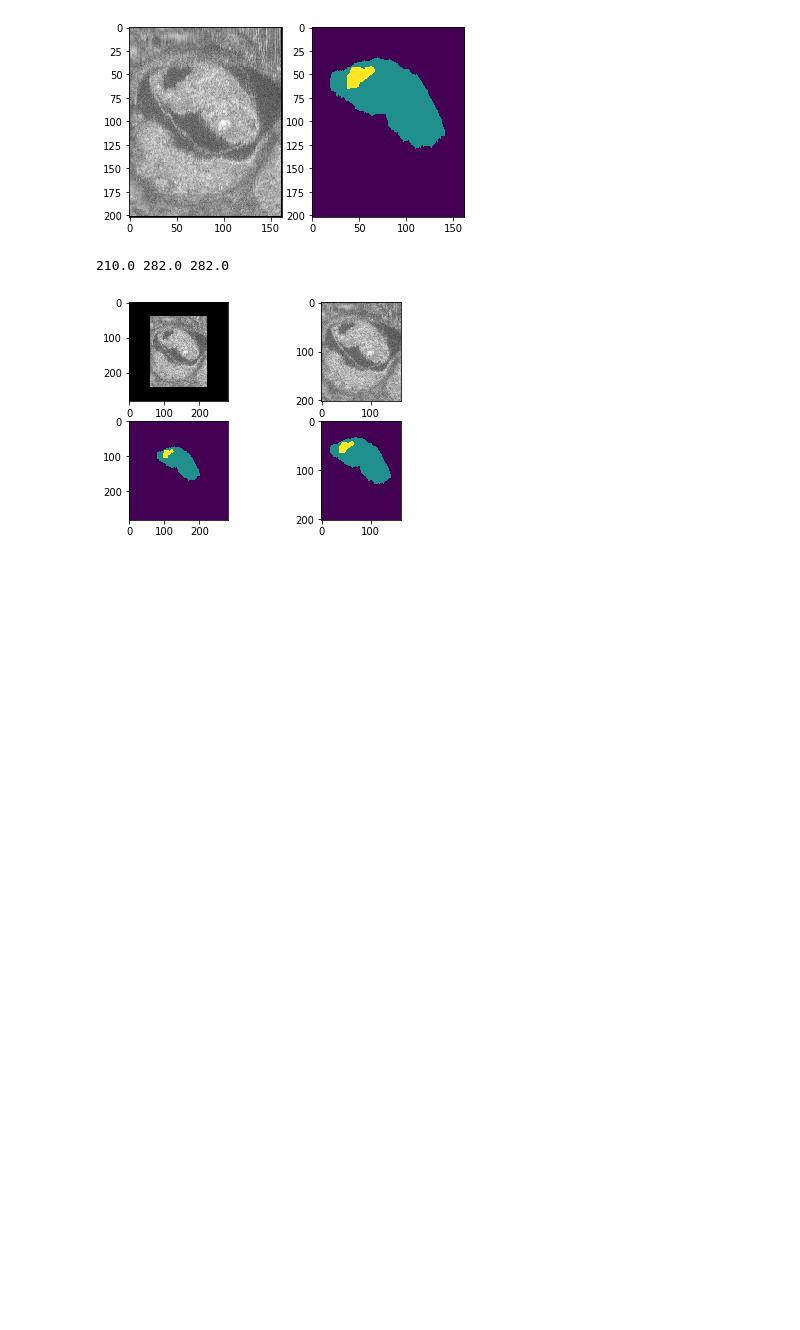
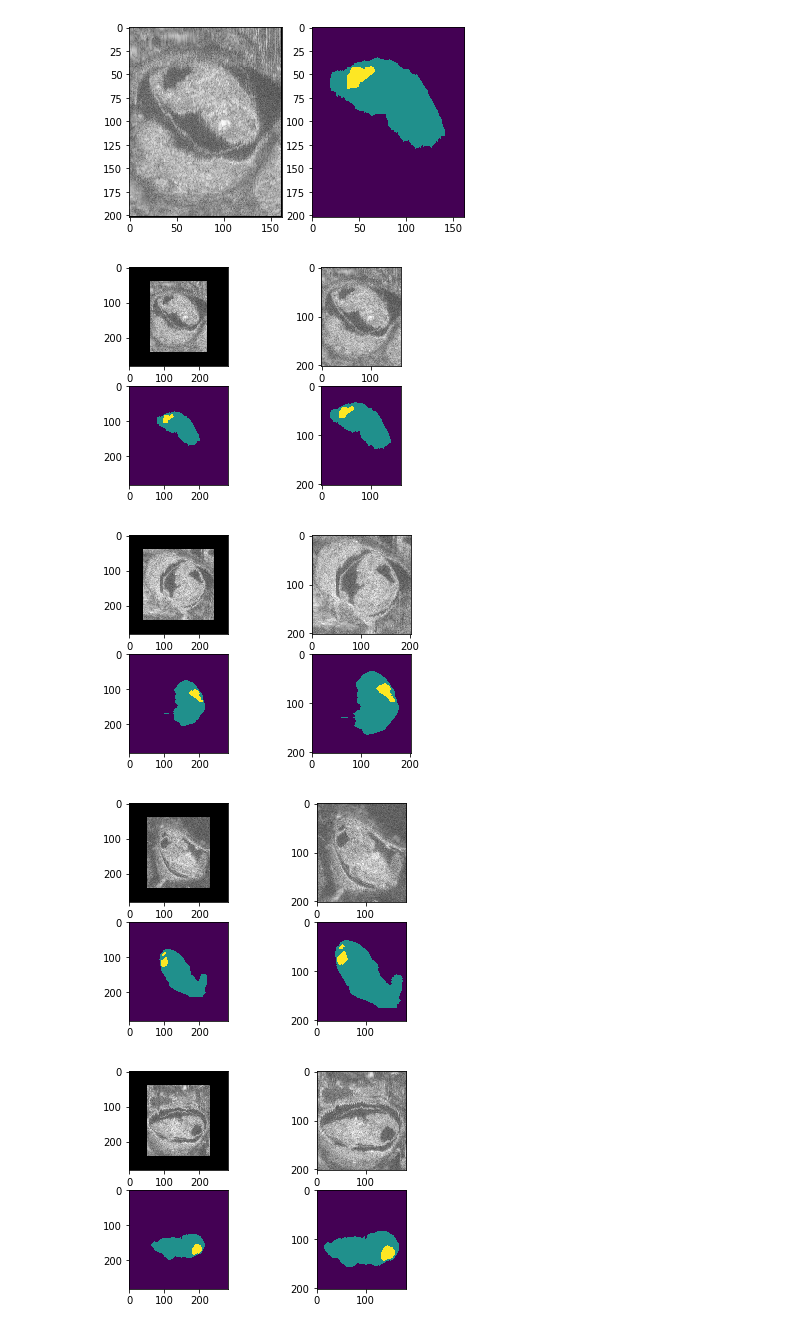
Before and after one commit to tongdaxu/ECE-GY-6123-IMAGE-AND-VIDEO-PROCESSING, a Jupyter notebook: MouseProj/Load_Image.ipynb, the cells around one changed output. Cells and saved outputs as stored; diff of their text form; code cells hidden in the pictures; blank space fills up the shorter version.

```diff
--- a/MouseProj/Load_Image.ipynb
+++ b/MouseProj/Load_Image.ipynb
@@ -27,15 +27,11 @@ ax[1].imshow(temp[1][slicing_index])
 plt.show()
 # %% [output]
 [figure]
-# %%
-x,y,z = getniishape(106)
-
-print(x, y, z)
-# %% [output]
-210.0 282.0 282.0
 # %%
 %reload_ext autoreload
-
-image, label = loadallnii(1, 210, 282, 282)
+image, label = loadallnii(5, 210, 282, 282, verbose=True)
 # %% [output]
 [figure]
+[figure, added]
+[figure, added]
+[figure, added]
```
Also changed, not shown: parts of 4 cells of this notebook, 20 other files.
